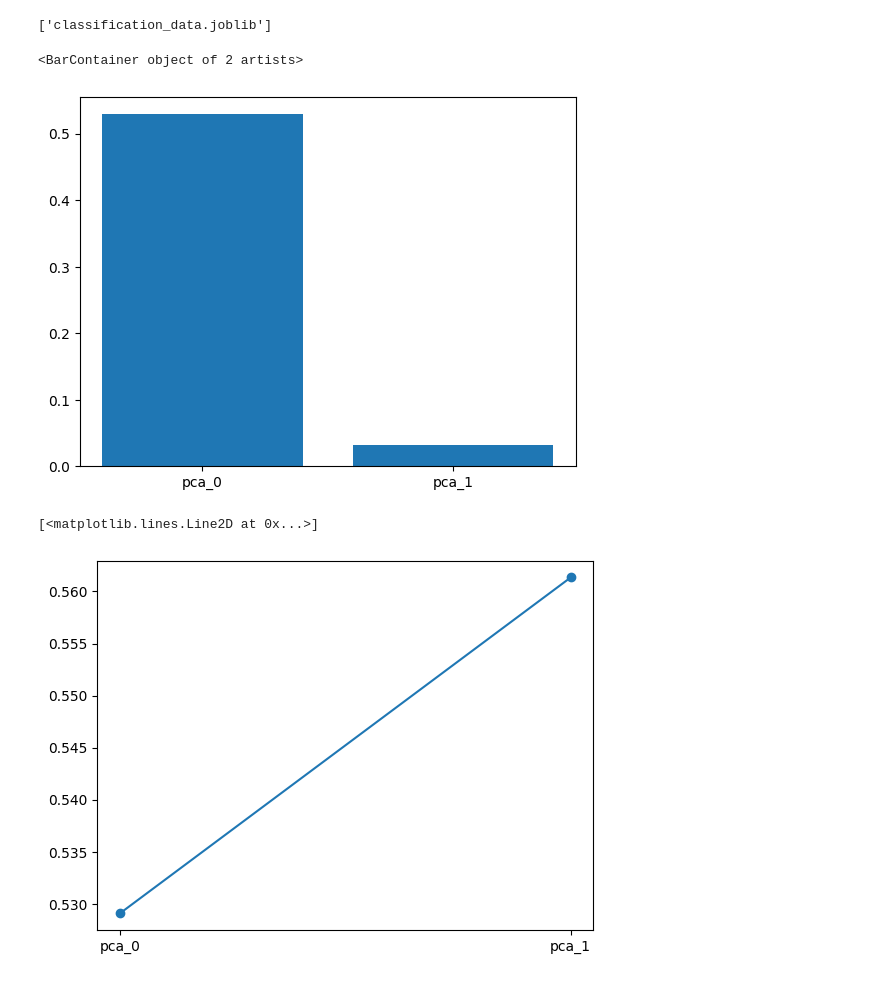
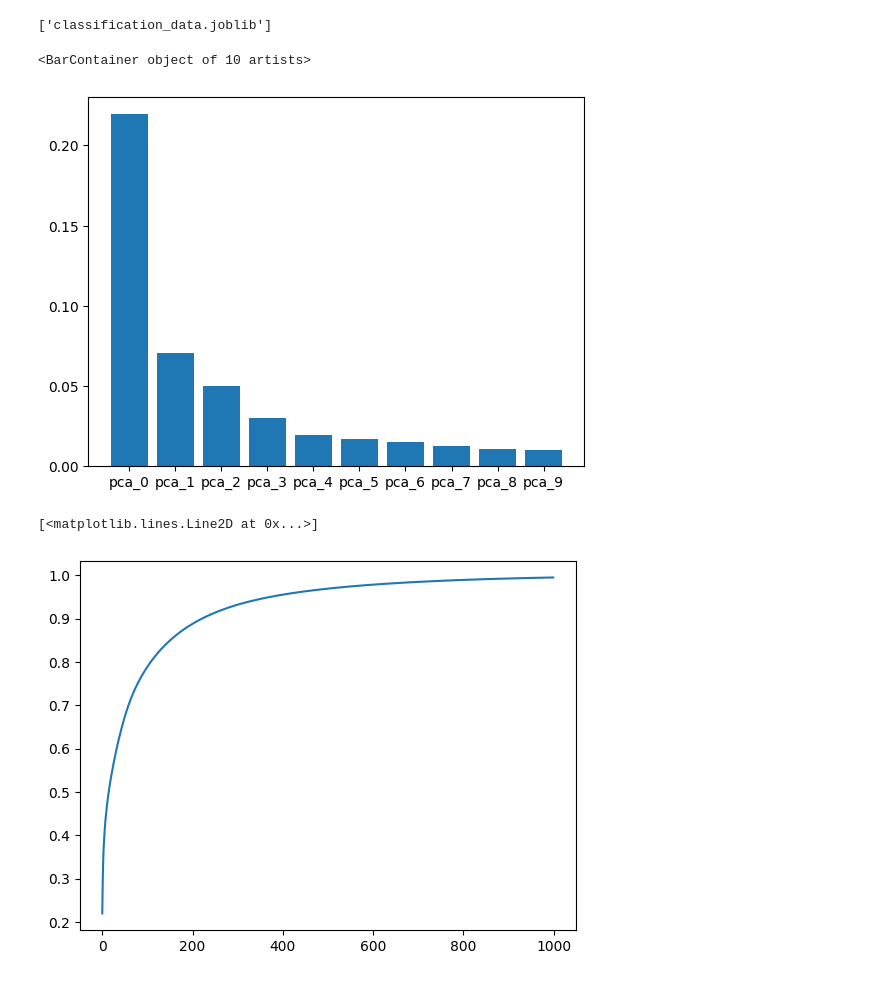
Before and after one commit to MATF-istrazivanje-podataka-1/2023_Data_Mining_Amazon_reviews_Dataset, a Jupyter notebook: preprocessing/preprocessing.ipynb, the cells around one changed output. Cells and saved outputs as stored; diff of their text form; code cells hidden in the pictures.

```diff
--- a/preprocessing/preprocessing.ipynb
+++ b/preprocessing/preprocessing.ipynb
@@ -111,22 +121,22 @@ from sklearn.decomposition import PCA
 oe=OrdinalEncoder()
 X_transformed = oe.fit_transform(X)
 
-pca = PCA(n_components=2)
+pca = PCA(n_components=1000)
 pca.fit(X_transformed)
 df_pca = pca.transform(X_transformed)
 pca_names = [f'pca_{i}' for i in range(len(df_pca[0]))]
 df_pca = pd.DataFrame(df_pca, columns=pca_names)
 # %%
 from matplotlib import pyplot as plt
-plt.bar(pca_names, pca.explained_variance_ratio_)
+plt.bar(pca_names[:10], pca.explained_variance_ratio_[:10])
 # %% [output]
-<BarContainer object of 2 artists>
+<BarContainer object of 10 artists>
-[figure, old version]
+[figure, new version]
 # %%
 cumulative_variance_ratio = np.cumsum(pca.explained_variance_ratio_)
-plt.plot(pca_names, cumulative_variance_ratio, marker='o')
+plt.plot(range(0,len(pca_names)), cumulative_variance_ratio)
 # %% [output]
 [<matplotlib.lines.Line2D at 0x...>]
-[figure, old version]
+[figure, new version]
 # %%
 df_scaled = scaler.fit_transform(df_pca)
```
Also changed, not shown: parts of 6 cells of this notebook, 7 other files.
